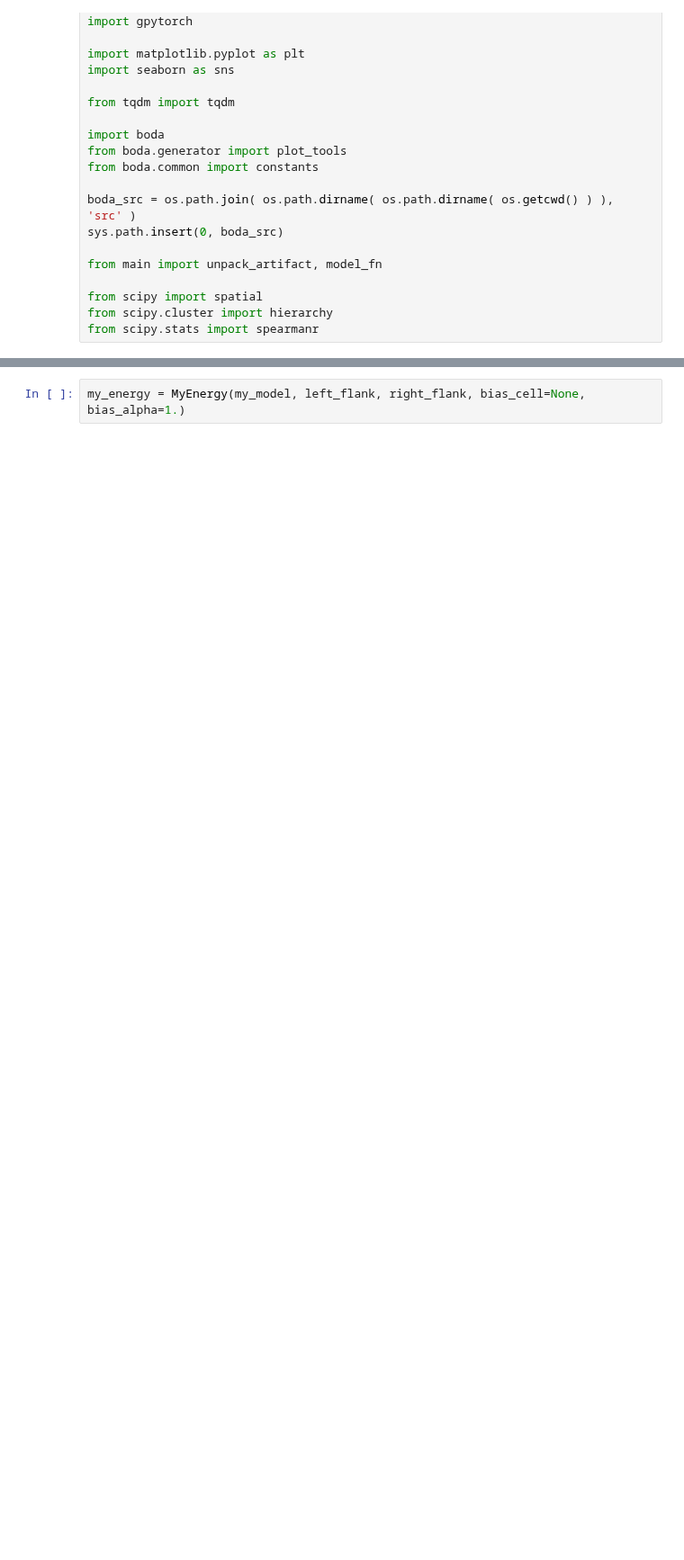
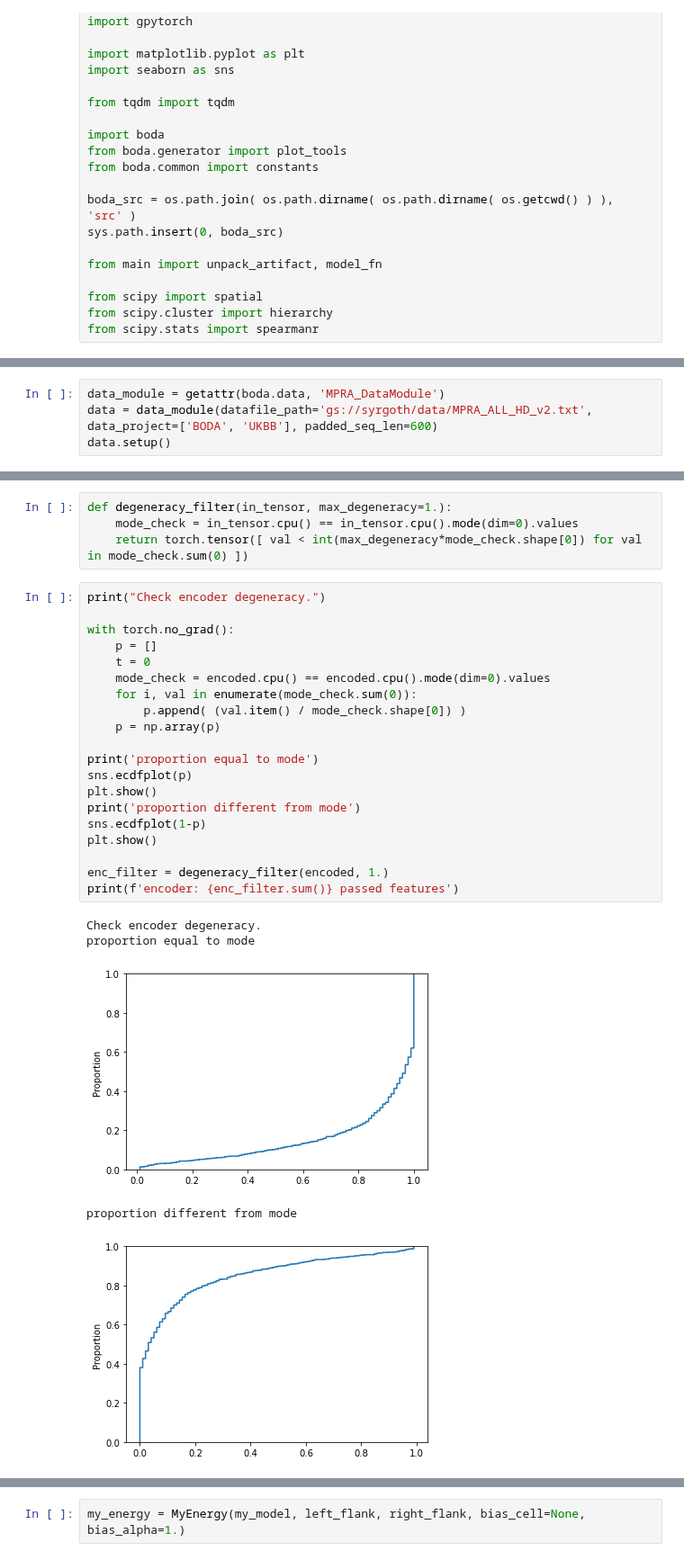
Before and after one commit to sjgosai/boda2, a Jupyter notebook: analysis/SG011__GPytorch/deep_kernel_gp.ipynb, the cells around one changed output, grey strips where cells are left out. Shown at 90% size. Drawn from its saved outputs; the diff is of its cells as text; blank space fills up the shorter version.

```diff
--- a/analysis/SG011__GPytorch/Untitled.ipynb
+++ b/analysis/SG011__GPytorch/deep_kernel_gp.ipynb
@@ -81,0 +137,4 @@ Left flanking sequence shape: torch.Size([1, 4, 200])
+# %%
+data_module = getattr(boda.data, 'MPRA_DataModule')
+data = data_module(datafile_path='gs://syrgoth/data/MPRA_ALL_HD_v2.txt', data_project=['BODA', 'UKBB'], padded_seq_len=600)
+data.setup()
@@ -81,0 +212,30 @@ Left flanking sequence shape: torch.Size([1, 4, 200])
+# %%
+def degeneracy_filter(in_tensor, max_degeneracy=1.):
+    mode_check = in_tensor.cpu() == in_tensor.cpu().mode(dim=0).values
+    return torch.tensor([ val < int(max_degeneracy*mode_check.shape[0]) for val in mode_check.sum(0) ])
+# %%
+print("Check encoder degeneracy.")
+
+with torch.no_grad():
+    p = []
+    t = 0
+    mode_check = encoded.cpu() == encoded.cpu().mode(dim=0).values
+    for i, val in enumerate(mode_check.sum(0)):
+        p.append( (val.item() / mode_check.shape[0]) )
+    p = np.array(p)
+
+print('proportion equal to mode')
+sns.ecdfplot(p)
+plt.show()
+print('proportion different from mode')
+sns.ecdfplot(1-p)
+plt.show()
+
+enc_filter = degeneracy_filter(encoded, 1.)
+print(f'encoder: {enc_filter.sum()} passed features')
+# %% [output]
+Check encoder degeneracy.
+proportion equal to mode
+[figure, added]
+proportion different from mode
+[figure, added]
```
Also changed, not shown: parts of 16 cells of this notebook, 1 other file.
